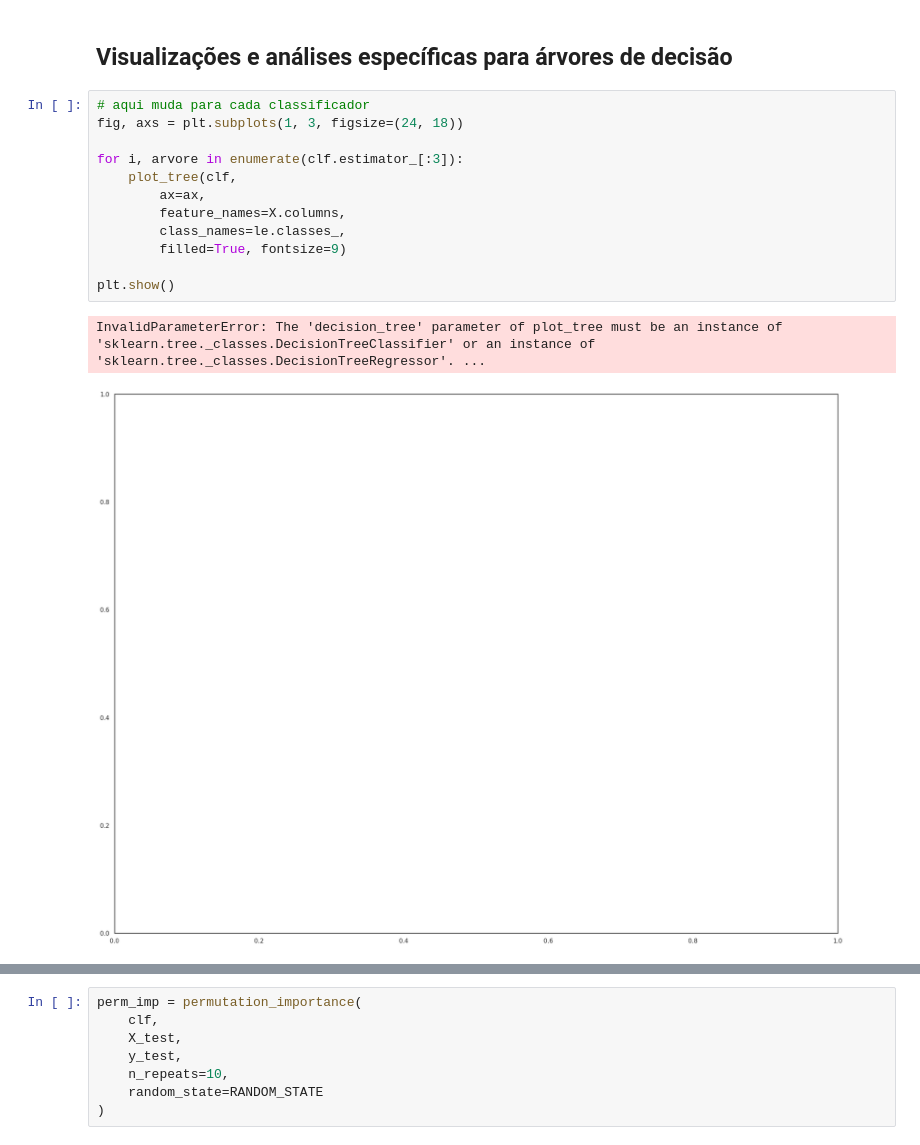
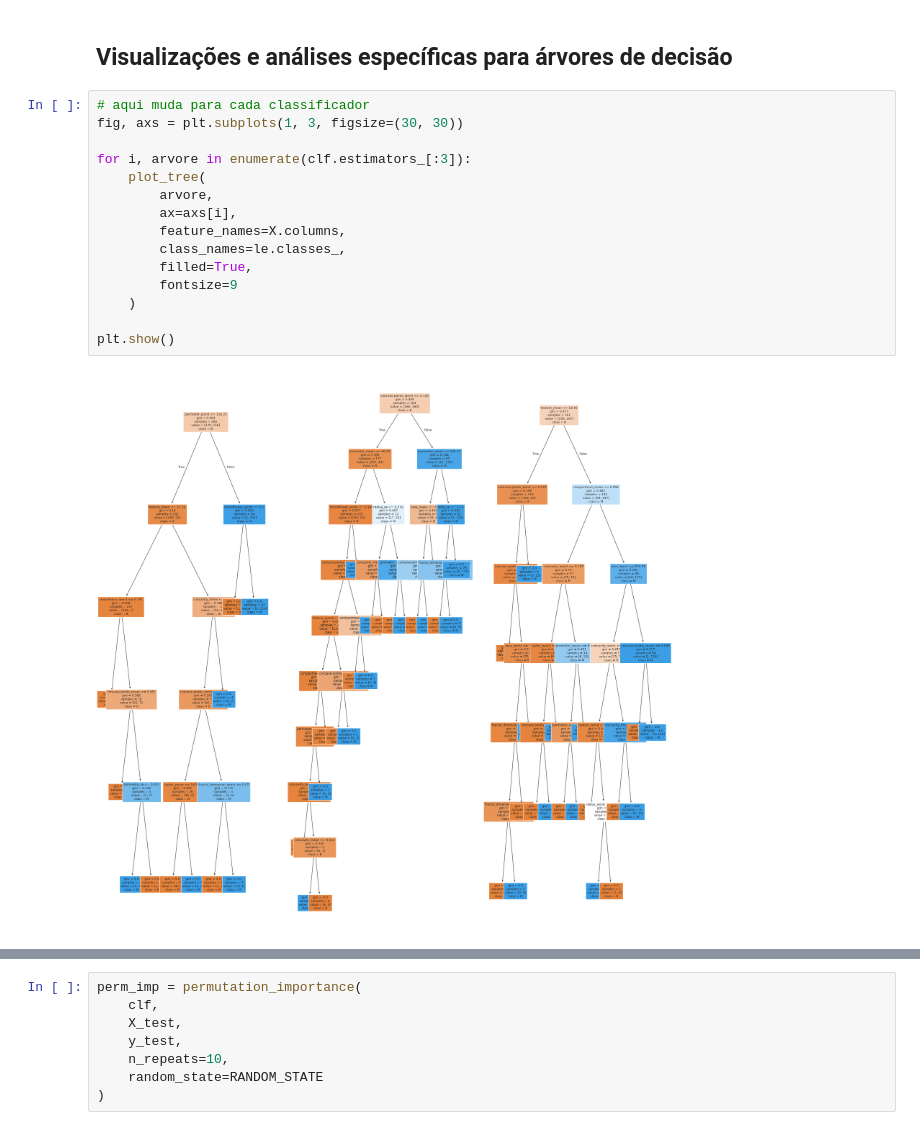
Before and after one commit to HilarioMarques/ArvoreDecisao_Classificacao_CancerMama, a Jupyter notebook: notebooks/RandomForestClassifier_Metricas.ipynb, the cells around one changed output, grey strips where cells are left out. Drawn from its saved outputs; the diff is of its cells as text.

```diff
--- a/notebooks/RandomForestClassifier_Metricas.ipynb
+++ b/notebooks/RandomForestClassifier_Metricas.ipynb
@@ -352,18 +352,20 @@ weighted avg       0.96      0.96      0.96       143
 ## Visualizações e análises específicas para árvores de decisão
 # %%
 # aqui muda para cada classificador
-fig, axs = plt.subplots(1, 3, figsize=(24, 18))
+fig, axs = plt.subplots(1, 3, figsize=(30, 30))
 
-for i, arvore in enumerate(clf.estimator_[:3]):
-    plot_tree(clf,
-        ax=ax,
+for i, arvore in enumerate(clf.estimators_[:3]):
+    plot_tree(
+        arvore,
+        ax=axs[i],
         feature_names=X.columns,
         class_names=le.classes_,
-        filled=True, fontsize=9)
+        filled=True,
+        fontsize=9
+    )
 
 plt.show()
 # %% [output]
-InvalidParameterError: The 'decision_tree' parameter of plot_tree must be an instance of 'sklearn.tree._classes.DecisionTreeClassifier' or an instance of 'sklearn.tree._classes.DecisionTreeRegressor'. ...
-[figure, old version]
+[figure, new version]
 # %%
 clf.get_params()
```
Also changed, not shown: parts of 7 cells of this notebook.
